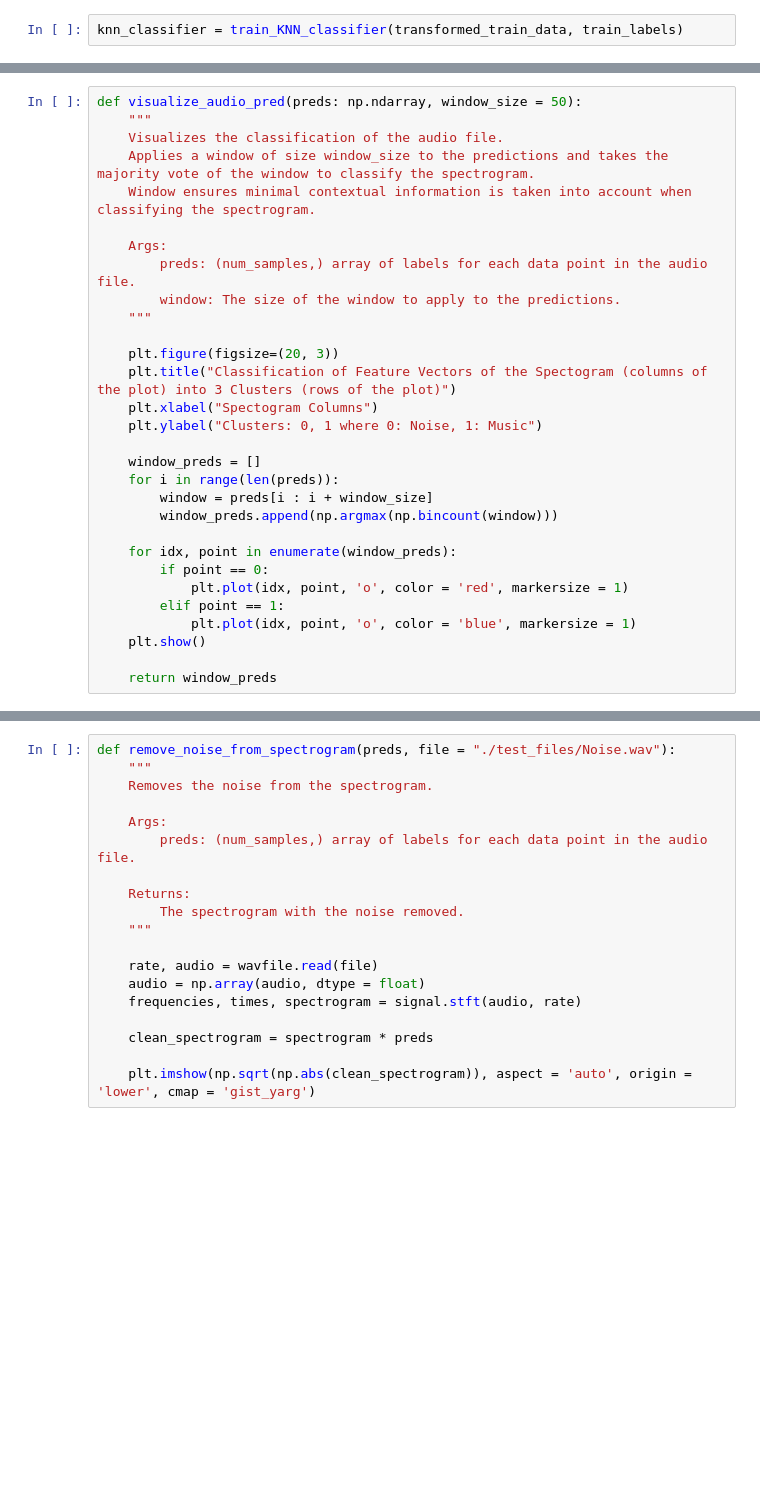
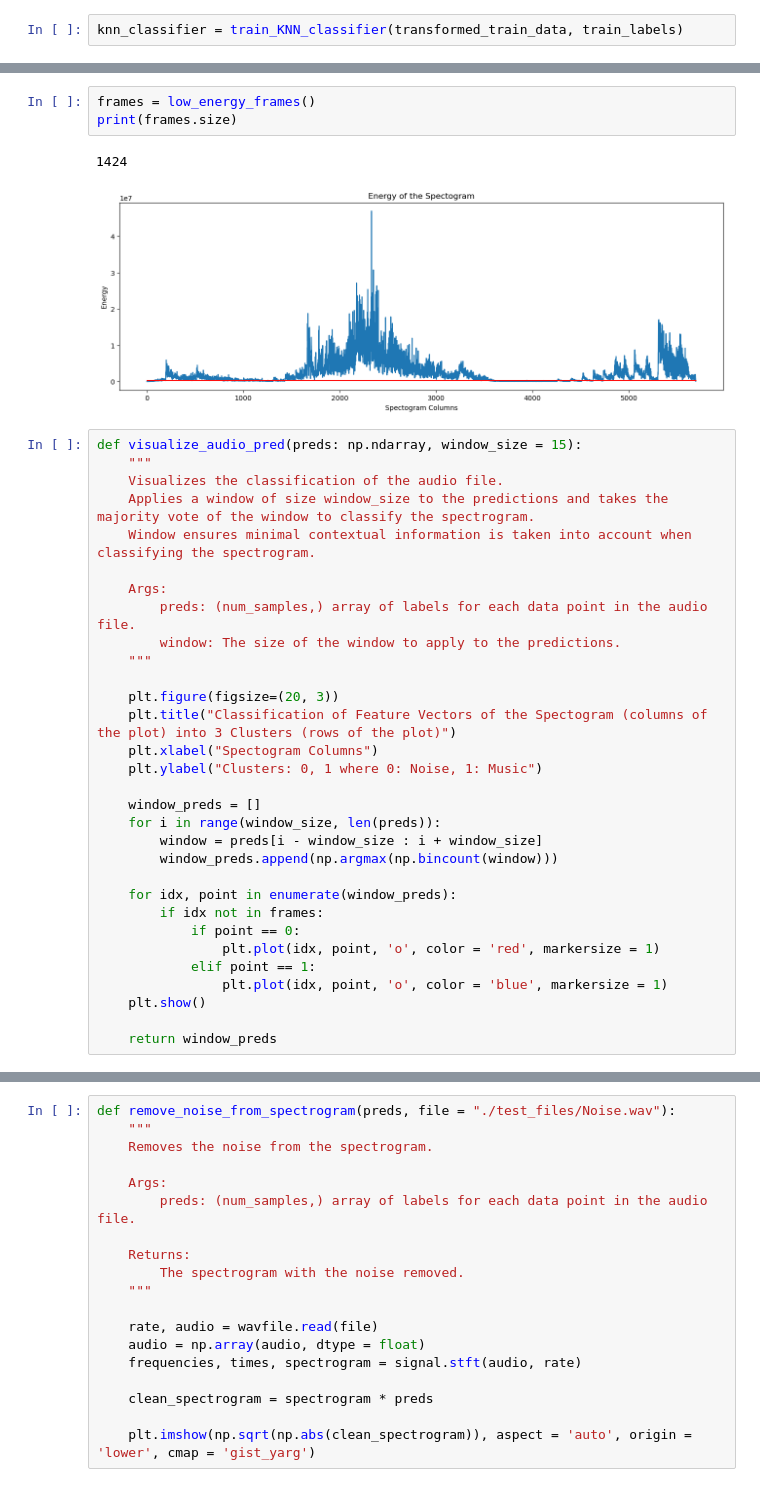
Before and after one commit to AhaanKanaujia/MusicAudioDenoiser, a Jupyter notebook: main.ipynb, the cells around one changed output, grey strips where cells are left out. Drawn from its saved outputs; the diff is of its cells as text; blank space fills up the shorter version.

```diff
--- a/main.ipynb
+++ b/main.ipynb
@@ -218,5 +253,11 @@ spectrogram, preds = classify_audio()
+# %%
+frames = low_energy_frames()
+print(frames.size)
+# %% [output]
+1424
+[figure, added]
 # %%
-def visualize_audio_pred(preds: np.ndarray, window_size = 50):
+def visualize_audio_pred(preds: np.ndarray, window_size = 15):
     """
     Visualizes the classification of the audio file.
     Applies a window of size window_size to the predictions and takes the majority vote of the window to classify the spectrogram.
@@ -233,15 +274,16 @@ def visualize_audio_pred(preds: np.ndarray, window_size = 50):
     plt.ylabel("Clusters: 0, 1 where 0: Noise, 1: Music")
 
     window_preds = []
-    for i in range(len(preds)):
-        window = preds[i : i + window_size]
+    for i in range(window_size, len(preds)):
+        window = preds[i - window_size : i + window_size]
         window_preds.append(np.argmax(np.bincount(window)))
 
     for idx, point in enumerate(window_preds):
-        if point == 0:
-            plt.plot(idx, point, 'o', color = 'red', markersize = 1)
-        elif point == 1:
-            plt.plot(idx, point, 'o', color = 'blue', markersize = 1)
+        if idx not in frames:
+            if point == 0:
+                plt.plot(idx, point, 'o', color = 'red', markersize = 1)
+            elif point == 1:
+                plt.plot(idx, point, 'o', color = 'blue', markersize = 1)
     plt.show()
 
     return window_preds
```
Also changed, not shown: parts of 16 cells of this notebook.
